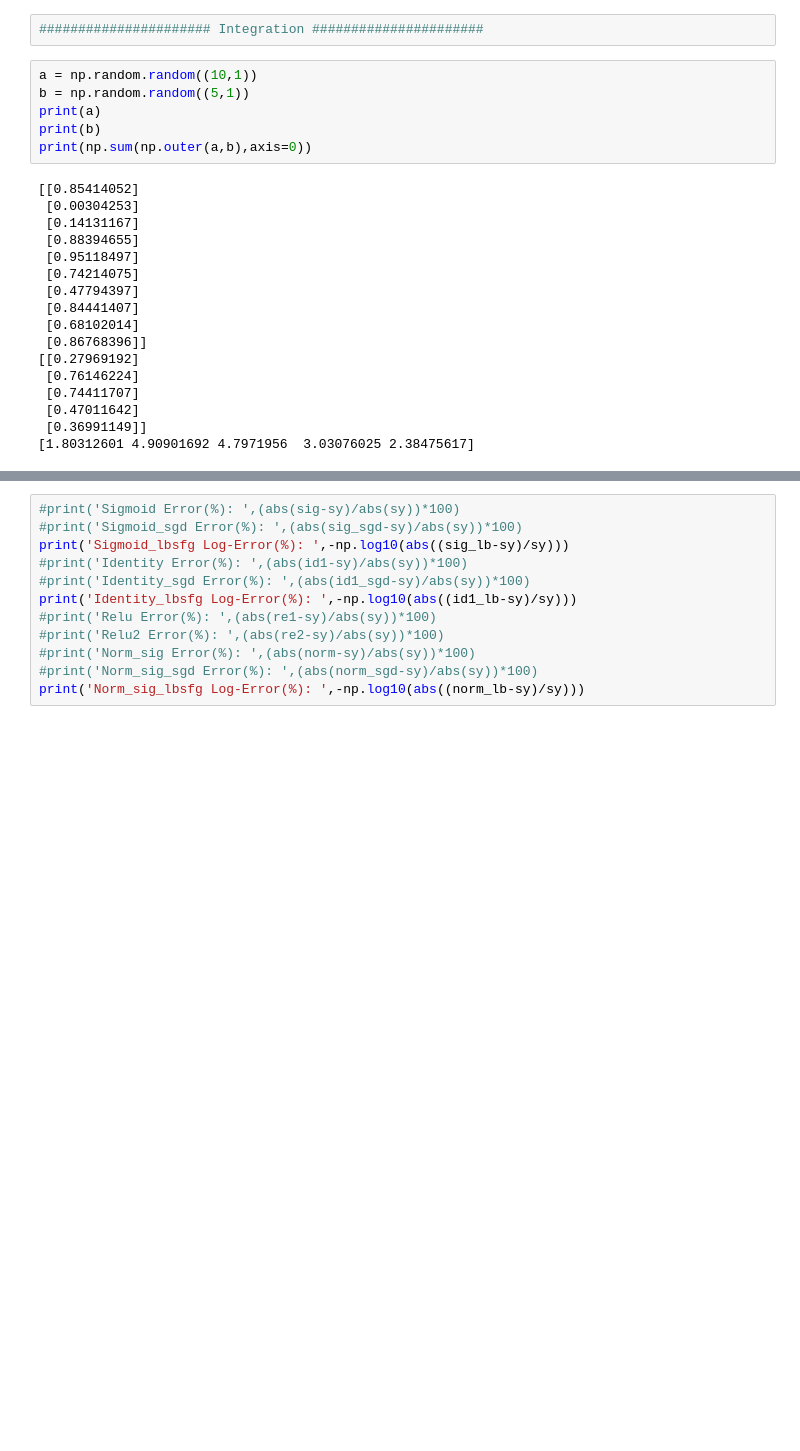
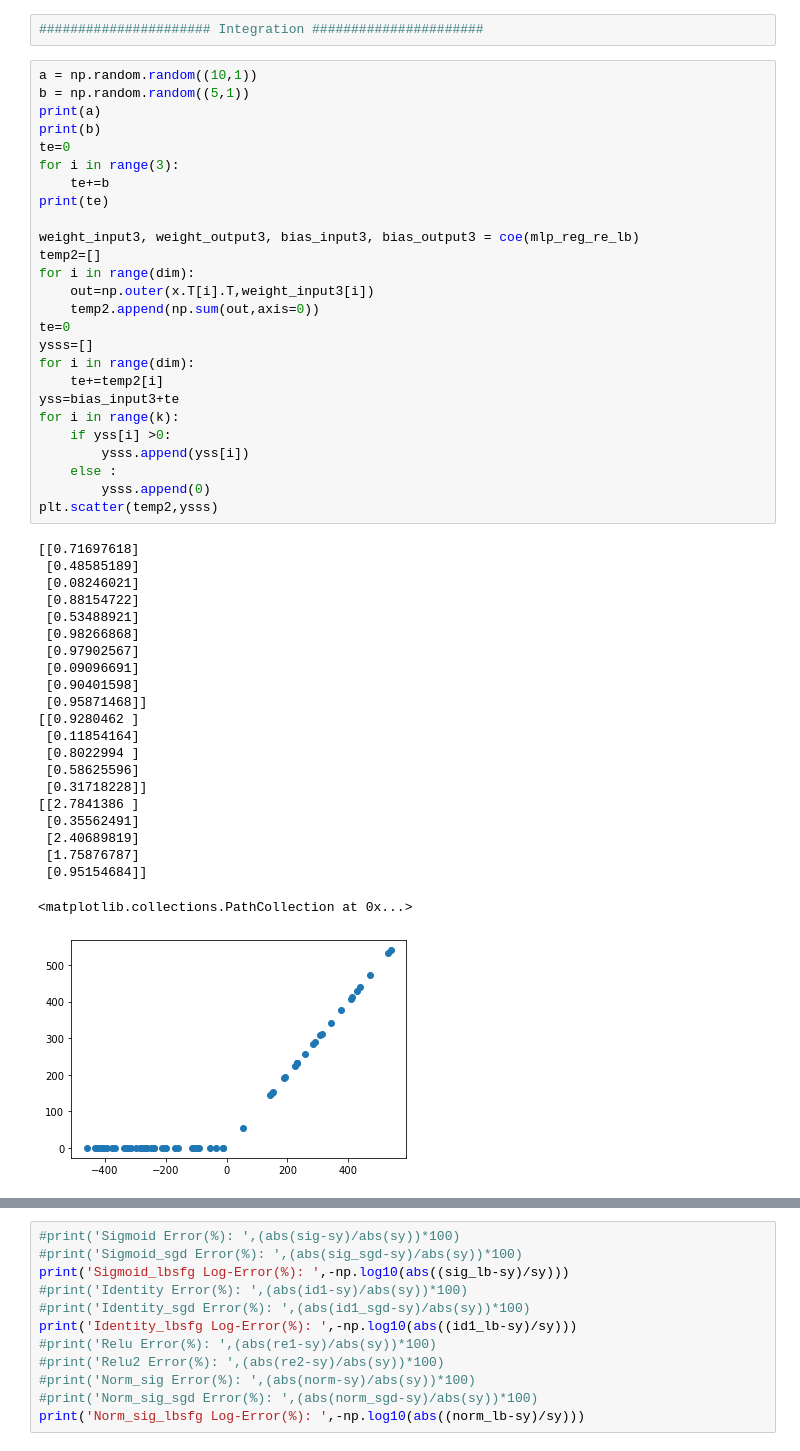
Before and after one commit to MinwooKim1990/disser, a Jupyter notebook: Using Neural Networks for Fast Numerical Integration and Optimization.ipynb, the cells around one changed output, grey strips where cells are left out. Drawn from its saved outputs; the diff is of its cells as text; blank space fills up the shorter version.

```diff
--- a/Using Neural Networks for Fast Numerical Integration and Optimization.ipynb
+++ b/Using Neural Networks for Fast Numerical Integration and Optimization.ipynb
@@ -690,24 +696,50 @@ Root Mean Squared Error: 0.0012833979815349433
 # %%
 a = np.random.random((10,1))
 b = np.random.random((5,1))
 print(a)
 print(b)
-print(np.sum(np.outer(a,b),axis=0))
+te=0
+for i in range(3):
+    te+=b
+print(te)
+
+weight_input3, weight_output3, bias_input3, bias_output3 = coe(mlp_reg_re_lb)
+temp2=[]
+for i in range(dim):
+    out=np.outer(x.T[i].T,weight_input3[i])
+    temp2.append(np.sum(out,axis=0))
+te=0
+ysss=[]
+for i in range(dim):
+    te+=temp2[i]
+yss=bias_input3+te
+for i in range(k):
+    if yss[i] >0:
+        ysss.append(yss[i])
+    else :
+        ysss.append(0)
+plt.scatter(temp2,ysss)
 # %% [output]
-[[0.85414052]
- [0.00304253]
- [0.14131167]
- [0.88394655]
- [0.95118497]
- [0.74214075]
- [0.47794397]
- [0.84441407]
- [0.68102014]
- [0.86768396]]
-[[0.27969192]
- [0.76146224]
- [0.74411707]
- [0.47011642]
- [0.36991149]]
-[1.80312601 4.90901692 4.7971956  3.03076025 2.38475617]
+[[0.71697618]
+ [0.48585189]
+ [0.08246021]
+ [0.88154722]
+ [0.53488921]
+ [0.98266868]
+ [0.97902567]
+ [0.09096691]
+ [0.90401598]
+ [0.95871468]]
+[[0.9280462 ]
+ [0.11854164]
+ [0.8022994 ]
+ [0.58625596]
+ [0.31718228]]
+[[2.7841386 ]
+ [0.35562491]
+ [2.40689819]
+ [1.75876787]
+ [0.95154684]]
+<matplotlib.collections.PathCollection at 0x...>
+[figure, added]
 # %%
```
Also changed, not shown: parts of 11 cells of this notebook, 1 other file.
